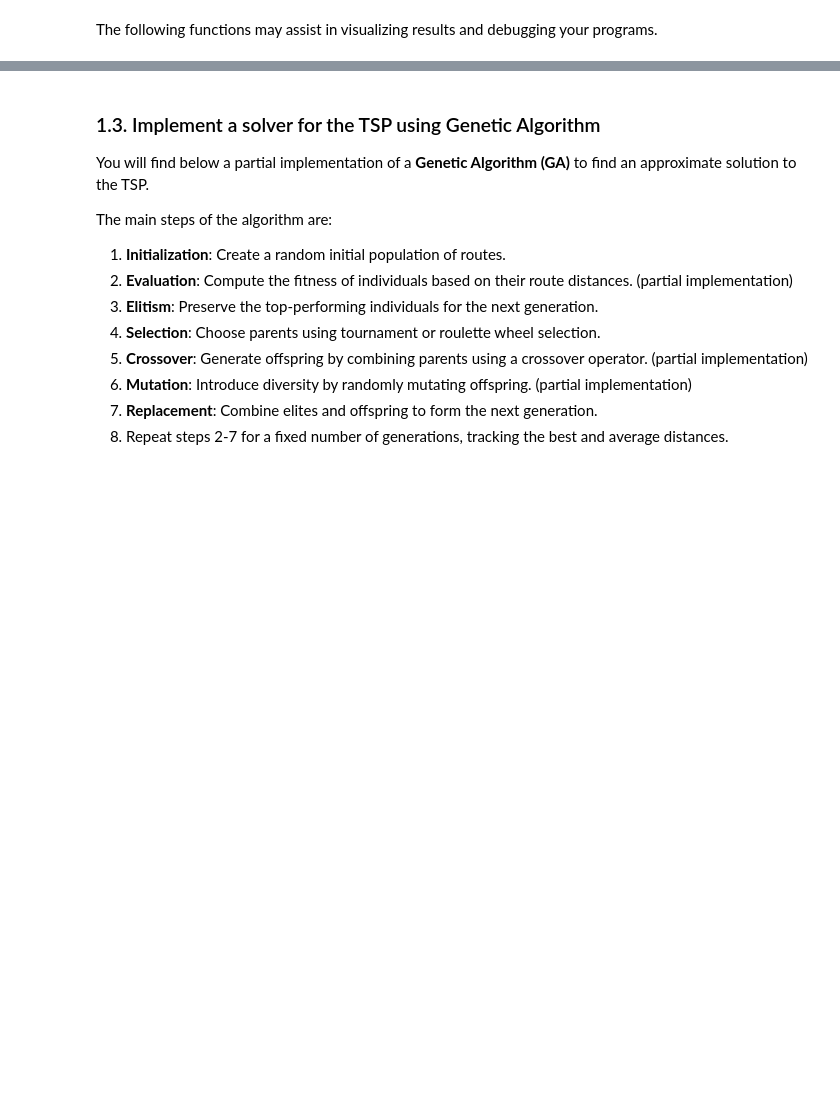
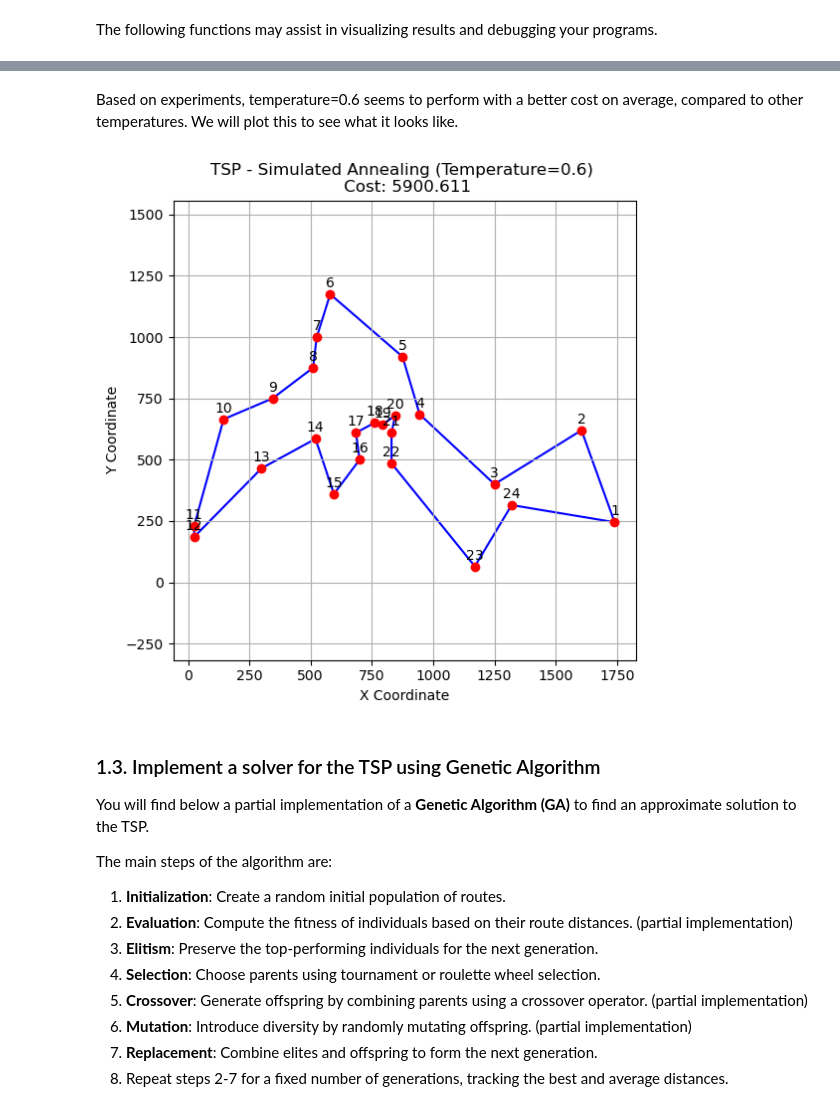
Before and after one commit to rennylee/TSP, a Jupyter notebook: csi4106_f24_a4_template.ipynb, the cells around one changed output, grey strips where cells are left out. Saved outputs shown, nothing was run; the diff lists cells and outputs as text; code cells hidden in the pictures; blank space fills up the shorter version.

Commit message:
started algorithm performance

```diff
--- a/csi4106_f24_a4_template.ipynb
+++ b/csi4106_f24_a4_template.ipynb
@@ -634,3 +681,13 @@ def plot_temperature_and_cost(temperatures, costs):
+# %% [markdown]
+Based on experiments, temperature=0.6 seems to perform with a better cost on average,  compared to other temperatures. We will plot this to see what it looks like.
+# %%
+# selecting temp=0.6
+best_temp_route = routes_over_temp[0.6]
+
+# plotting tour with simulated annealing with temperature = 0.6
+plot_tsp_path(berlin52_24_4, best_temp_route, "TSP - Simulated Annealing (Temperature=0.6) \n Cost: 5900.611")
+# %% [output]
+[figure, added]
 # %% [markdown]
 ### 1.3. Implement a solver for the TSP using Genetic Algorithm
 
```
Also changed, not shown: parts of 9 cells of this notebook.
